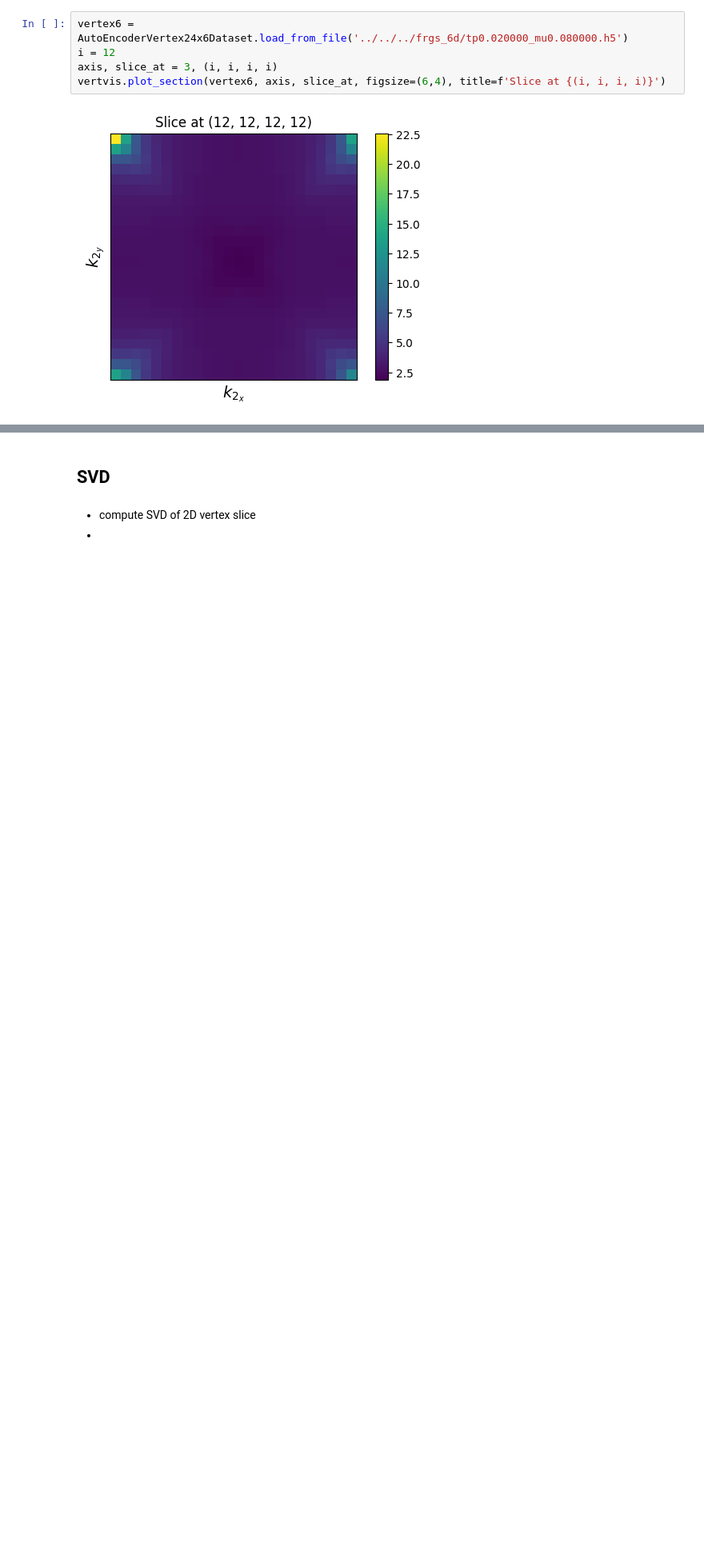
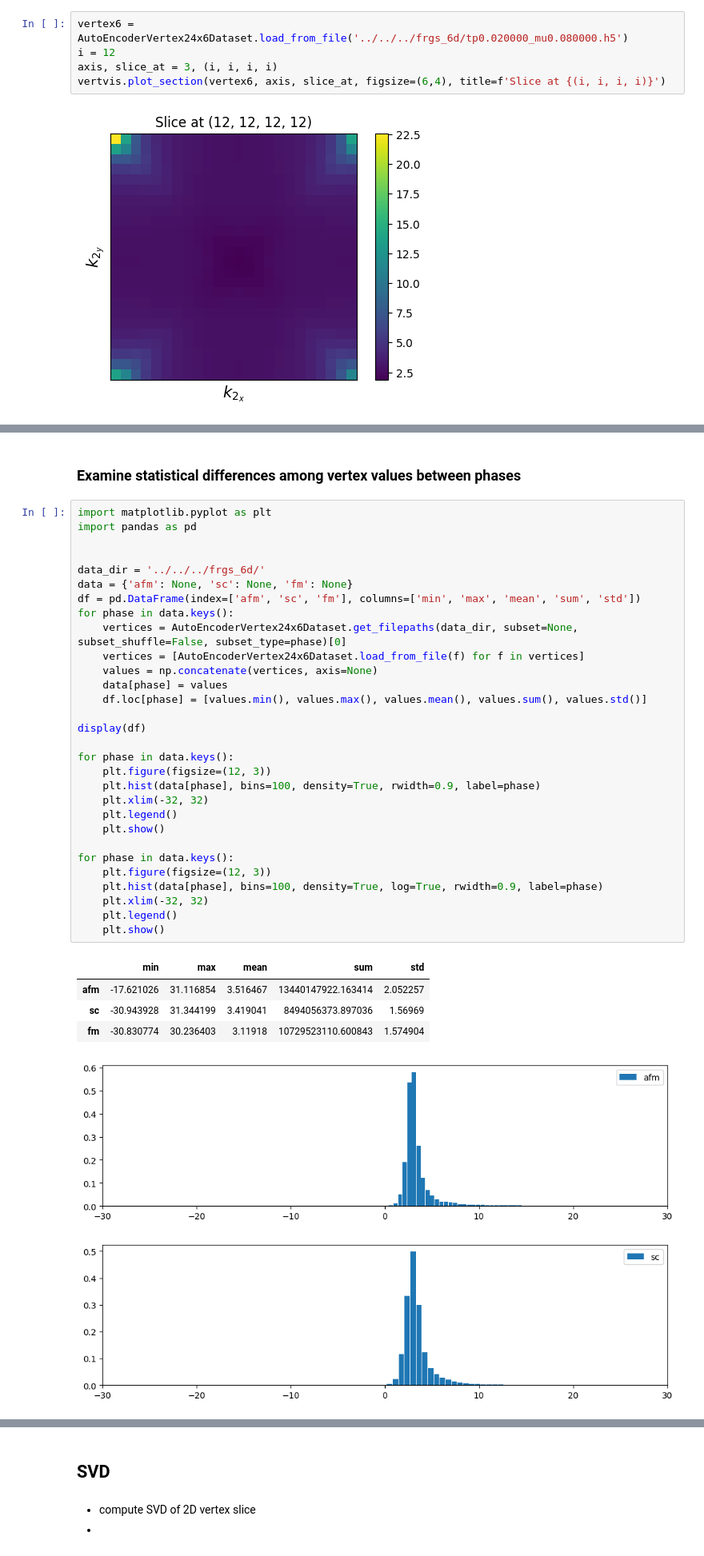
Before and after one commit to DanielSpringer/PhysML, a Jupyter notebook: notebooks/vertex/dev_seb.ipynb, the cells around one changed output, grey strips where cells are left out. Shown at 80% size. Drawn from its saved outputs; the diff is of its cells as text; blank space fills up the shorter version.

```diff
--- a/notebooks/vertex/dev_seb.ipynb
+++ b/notebooks/vertex/dev_seb.ipynb
@@ -340,0 +371,39 @@ vertvis.plot_section(vertex6, axis, slice_at, figsize=(6,4), title=f'Slice at {(
+# %% [markdown]
+### Examine statistical differences among vertex values between phases
+# %%
+import matplotlib.pyplot as plt
+import pandas as pd
+
+
+data_dir = '../../../frgs_6d/'
+data = {'afm': None, 'sc': None, 'fm': None}
+df = pd.DataFrame(index=['afm', 'sc', 'fm'], columns=['min', 'max', 'mean', 'sum', 'std'])
+for phase in data.keys():
+    vertices = AutoEncoderVertex24x6Dataset.get_filepaths(data_dir, subset=None, subset_shuffle=False, subset_type=phase)[0]
+    vertices = [AutoEncoderVertex24x6Dataset.load_from_file(f) for f in vertices]
+    values = np.concatenate(vertices, axis=None)
+    data[phase] = values
+    df.loc[phase] = [values.min(), values.max(), values.mean(), values.sum(), values.std()]
+
+display(df)
+
+for phase in data.keys():
+    plt.figure(figsize=(12, 3))
+    plt.hist(data[phase], bins=100, density=True, rwidth=0.9, label=phase)
+    plt.xlim(-32, 32)
+    plt.legend()
+    plt.show()
+
+for phase in data.keys():
+    plt.figure(figsize=(12, 3))
+    plt.hist(data[phase], bins=100, density=True, log=True, rwidth=0.9, label=phase)
+    plt.xlim(-32, 32)
+    plt.legend()
+    plt.show()
+# %% [output]
+|  | min | max | mean | sum | std |
+| afm | -17.621026 | 31.116854 | 3.516467 | 13440147922.163414 | 2.052257 |
+| sc | -30.943928 | 31.344199 | 3.419041 | 8494056373.897036 | 1.56969 |
+| fm | -30.830774 | 30.236403 | 3.11918 | 10729523110.600843 | 1.574904 |
+[figure, added]
+[figure, added]
```
Also changed, not shown: parts of 3 cells of this notebook, 4 other files.
